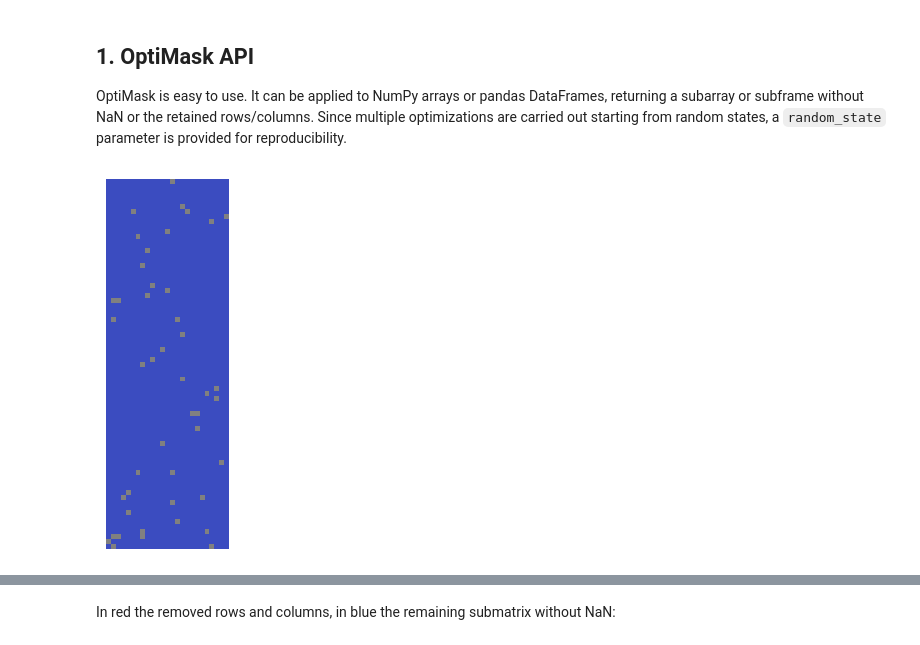
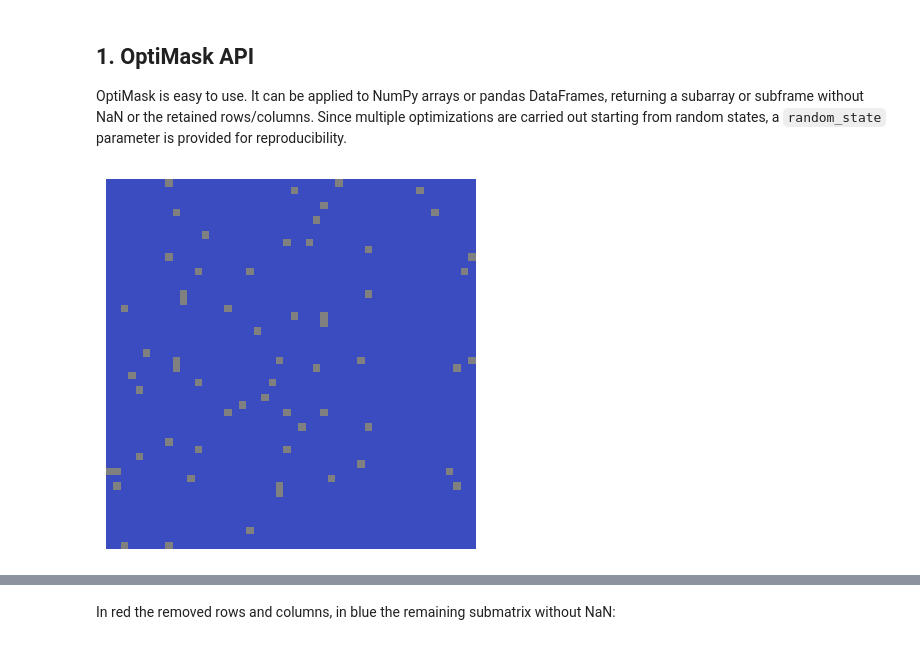
Before and after one commit to CyrilJl/OptiMask, a Jupyter notebook: notebooks/Optimask.ipynb, the cells around one changed output, grey strips where cells are left out. Saved outputs shown, nothing was run; the diff lists cells and outputs as text; code cells hidden in the pictures.

```diff
--- a/notebooks/Optimask.ipynb
+++ b/notebooks/Optimask.ipynb
@@ -55,10 +51,10 @@ def generate_random(m, n, ratio):
 
 OptiMask is easy to use. It can be applied to NumPy arrays or pandas DataFrames, returning a subarray or subframe without NaN or the retained rows/columns. Since multiple optimizations are carried out starting from random states, a `random_state` parameter is provided for reproducibility.
 # %%
-x = generate_random(m=75, n=25, ratio=0.025)
+x = generate_random(m=50, n=50, ratio=0.025)
 plot(x)
 # %% [output]
-[figure, old version]
+[figure, new version]
 # %%
 %time rows, cols = OptiMask(random_state=0).solve(x)
 len(rows), len(cols), np.any(np.isnan(x[rows][:, cols]))
```
Also changed, not shown: parts of 3 cells of this notebook, 8 other files.
